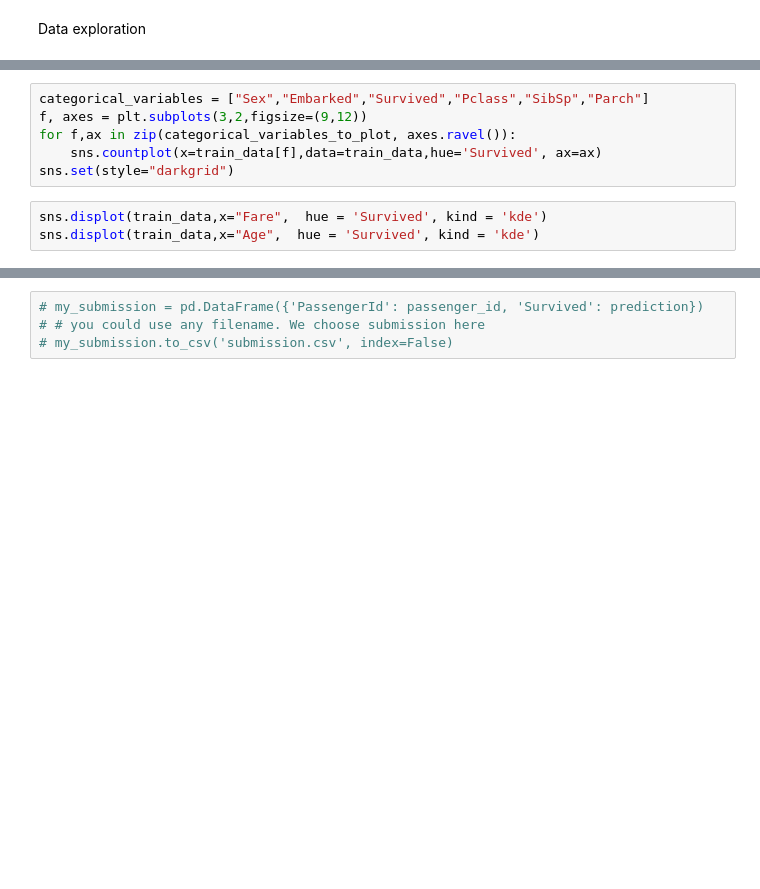
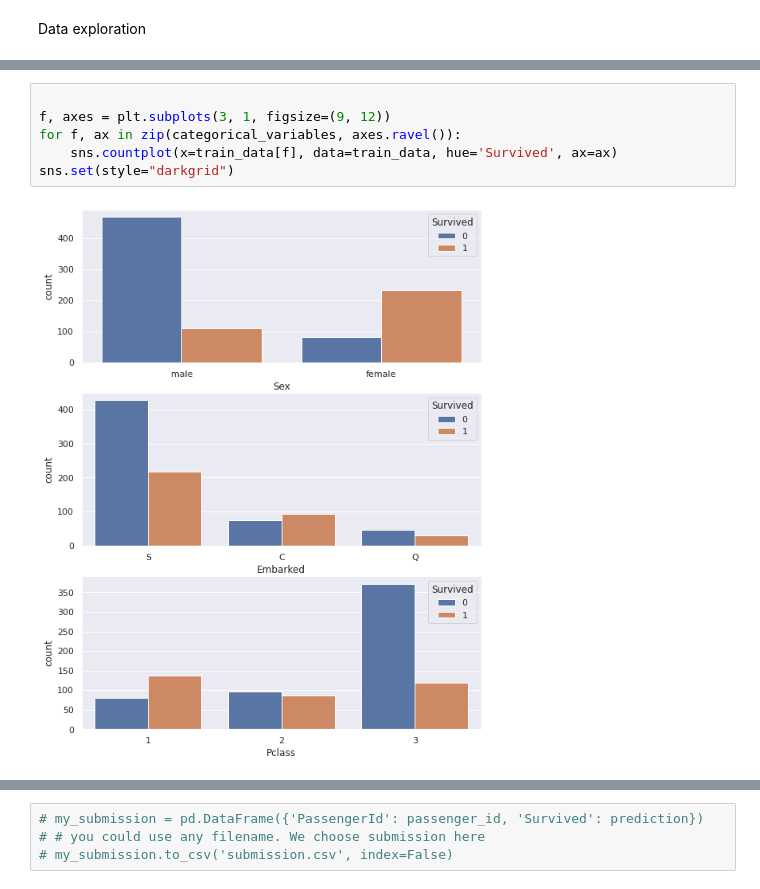
Before and after one commit to fabcancia/Kaggle, a Jupyter notebook: Titanic/titanic.ipynb, the cells around one changed output, grey strips where cells are left out. Saved outputs shown, nothing was run; the diff lists cells and outputs as text; blank space fills up the shorter version.

```diff
--- a/Titanic/titanic.ipynb
+++ b/Titanic/titanic.ipynb
@@ -52,9 +150,8 @@ print(len(train_data))
 # %%
-categorical_variables = ["Sex","Embarked","Survived","Pclass","SibSp","Parch"]
-f, axes = plt.subplots(3,2,figsize=(9,12))
-for f,ax in zip(categorical_variables_to_plot, axes.ravel()):
-    sns.countplot(x=train_data[f],data=train_data,hue='Survived', ax=ax)
+
+f, axes = plt.subplots(3, 1, figsize=(9, 12))
+for f, ax in zip(categorical_variables, axes.ravel()):
+    sns.countplot(x=train_data[f], data=train_data, hue='Survived', ax=ax)
 sns.set(style="darkgrid")
+# %% [output]
+[figure, added]
-# %%
-sns.displot(train_data,x="Fare",  hue = 'Survived', kind = 'kde')
-sns.displot(train_data,x="Age",  hue = 'Survived', kind = 'kde')
```
Also changed, not shown: parts of 13 cells of this notebook, 1 other file.
